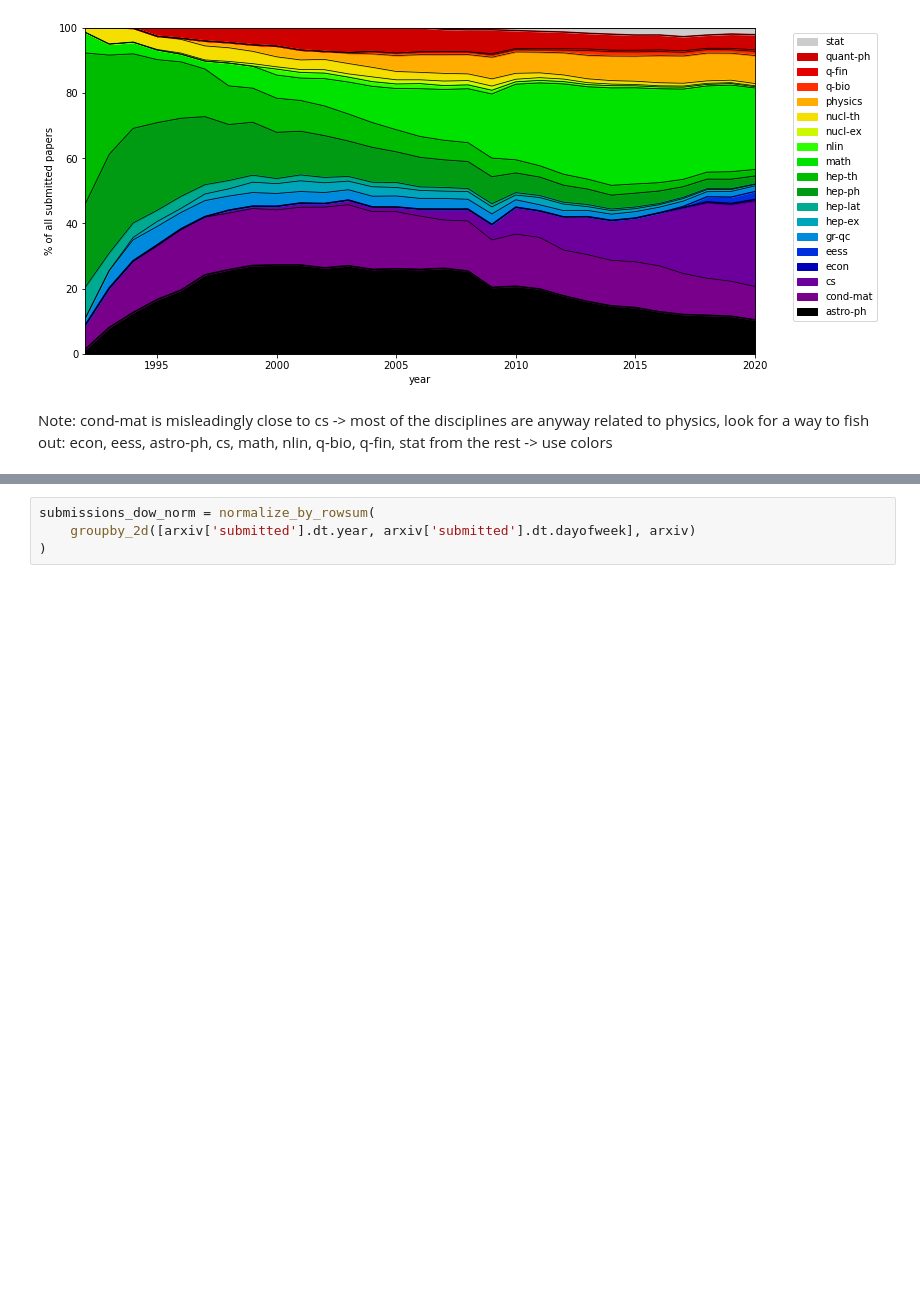
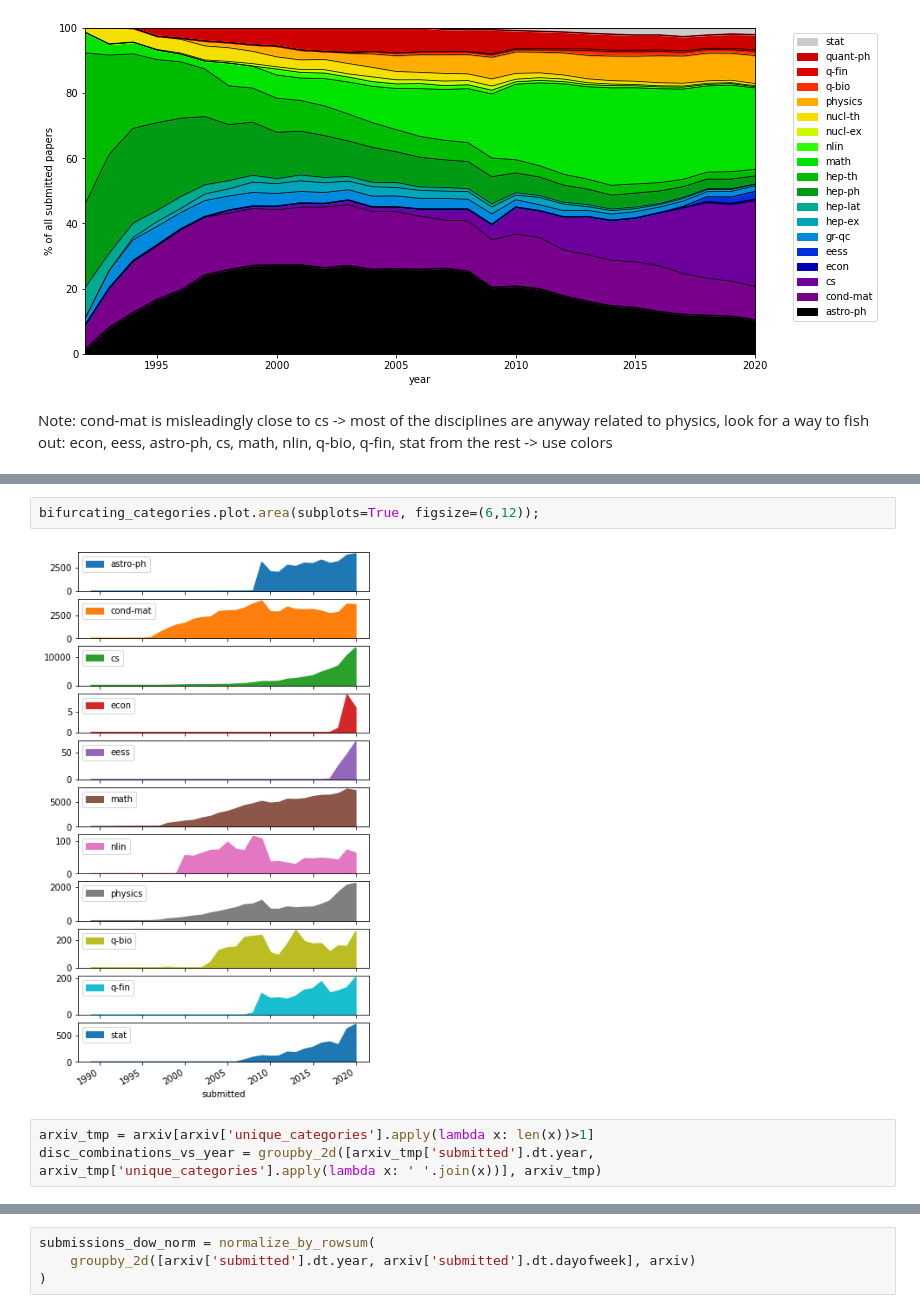
Before and after one commit to paniterka/arxiv-analysis, a Jupyter notebook: read_and_explore.ipynb, the cells around one changed output, grey strips where cells are left out. Saved outputs shown, nothing was run; the diff lists cells and outputs as text; blank space fills up the shorter version.

```diff
--- a/read_and_explore.ipynb
+++ b/read_and_explore.ipynb
@@ -503,0 +584,7 @@ Note: cond-mat is misleadingly close to cs -> most of the disciplines are anyway
+# %%
+bifurcating_categories.plot.area(subplots=True, figsize=(6,12));
+# %% [output]
+[figure, added]
+# %%
+arxiv_tmp = arxiv[arxiv['unique_categories'].apply(lambda x: len(x))>1]
+disc_combinations_vs_year = groupby_2d([arxiv_tmp['submitted'].dt.year, arxiv_tmp['unique_categories'].apply(lambda x: ' '.join(x))], arxiv_tmp)
```
Also changed, not shown: parts of 15 cells of this notebook.
